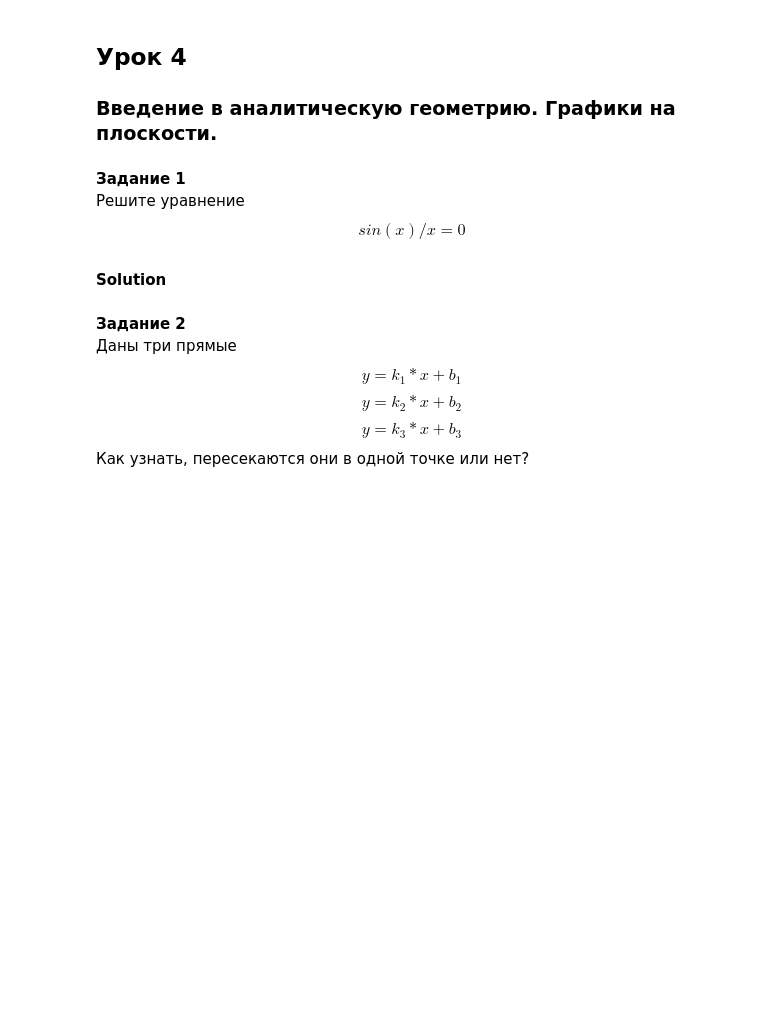
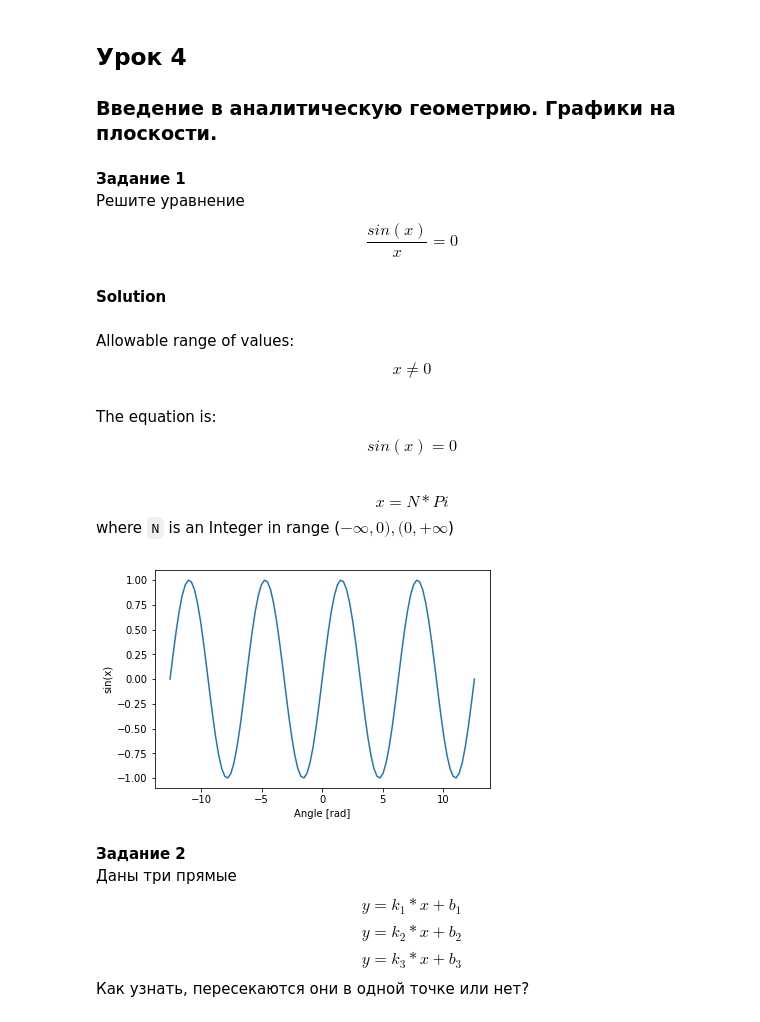
Before and after one commit to dmitrydoni/gb-higher-math, a Jupyter notebook: lesson-04.ipynb, the cells around one changed output. Saved outputs shown, nothing was run; the diff lists cells and outputs as text; code cells hidden in the pictures; blank space fills up the shorter version.

```diff
--- a/lesson-04.ipynb
+++ b/lesson-04.ipynb
@@ -7,9 +7,25 @@ import matplotlib.pyplot as plt
 # %% [markdown]
 __Задание 1__
 Решите уравнение
-$$sin(x) / x = 0$$
+$$ \frac {sin(x)}{x} = 0$$
 # %% [markdown]
 __Solution__
+# %% [markdown]
+Allowable range of values: $$x \ne 0$$
+# %% [markdown]
+The equation is:
+$$ sin(x) = 0$$
+# %% [markdown]
+$$x = N * Pi$$ where `N` is an Integer in range ($-\infty, 0), (0, +\infty$)
+# %%
+x = np.linspace(-4*np.pi, 4*np.pi, 101)
+plt.plot(x, np.sin(x))
+plt.xlabel('Angle [rad]')
+plt.ylabel('sin(x)')
+plt.axis('tight')
+plt.show()
+# %% [output]
+[figure, added]
 # %% [markdown]
 __Задание 2__
 Даны три прямые
```
Also changed, not shown: parts of 2 cells of this notebook.
